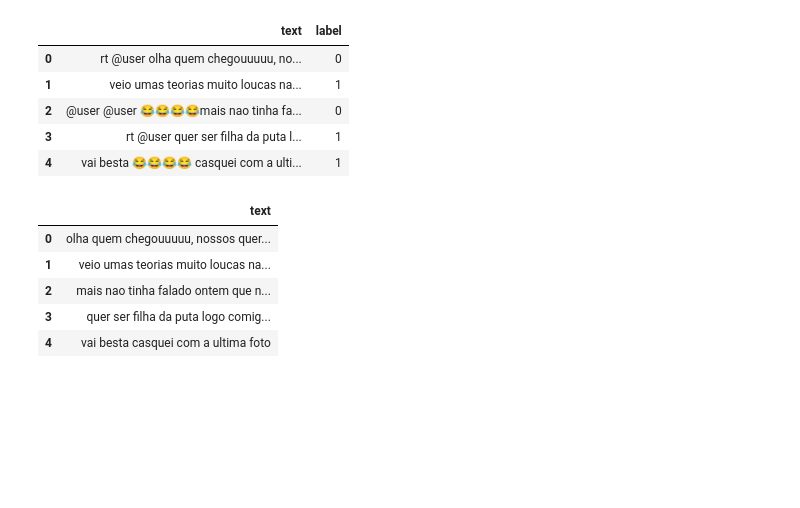
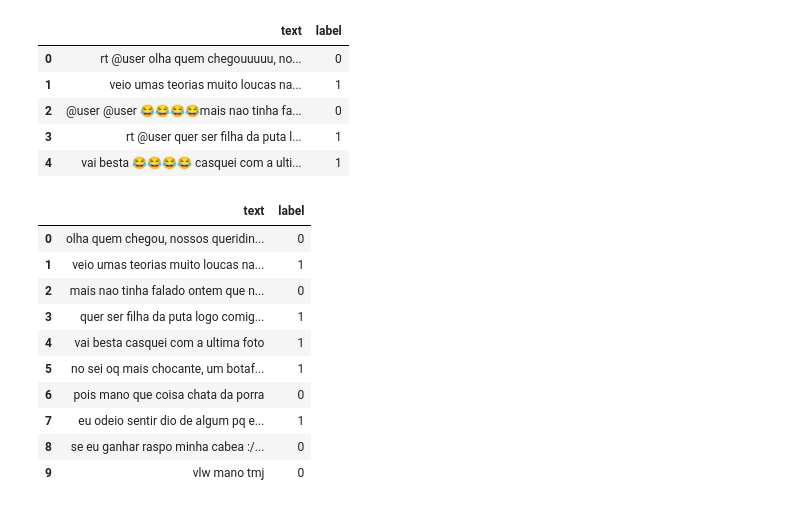
Before and after one commit to HugoLeda/ML-Olympiad-Toxic-Language-PTBR-Detection, a Jupyter notebook: Pre_processamento.ipynb, the cells around one changed output. Cells and saved outputs as stored; diff of their text form; code cells hidden in the pictures; blank space fills up the shorter version.

```diff
--- a/Pre_processamento.ipynb
+++ b/Pre_processamento.ipynb
@@ -48,11 +52,16 @@ df.head()
 | 3 | rt @user quer ser filha da puta l... | 1 |
 | 4 | vai besta 😂😂😂😂 casquei com a ulti... | 1 |
 # %%
+#clean tweets
+def remove_repeated_chars(text):
+ return re.sub(r"(.)\1{2,}", r"\1", text)
+
 def cleanText(text):
   text = text.encode('ascii', 'ignore').decode('ascii') #remove emojis
   text = re.sub(r'@\w+', '', text) # remove users mentions
   text = re.sub(r'htttps?//\S+', '', text) #remove links
   text = re.sub(r'\s+', ' ', text) #remove extra spaces
-  text = re.sub(r'\b(rt|user|https)\b', '', text, flags=re.IGNORECASE)
+  text = re.sub(r'\b(rt|user|https)\b', '', text, flags=re.IGNORECASE) #remove some words
+  text = remove_repeated_chars(text)
 
   return text.strip()
@@ -59,11 +82,16 @@ def cleanText(text):
 # %%
 df['text'] = df['text'].apply(cleanText)
 
-df[['text']].head()
+df.head(10)
 # %% [output]
-|  | text |
-| 0 | olha quem chegouuuuu, nossos quer... |
-| 1 | veio umas teorias muito loucas na... |
-| 2 | mais nao tinha falado ontem que n... |
-| 3 | quer ser filha da puta logo comig... |
-| 4 | vai besta casquei com a ultima foto |
+|  | text | label |
+| 0 | olha quem chegou, nossos queridin... | 0 |
+| 1 | veio umas teorias muito loucas na... | 1 |
+| 2 | mais nao tinha falado ontem que n... | 0 |
+| 3 | quer ser filha da puta logo comig... | 1 |
+| 4 | vai besta casquei com a ultima foto | 1 |
+| 5 | no sei oq mais chocante, um botaf... | 1 |
+| 6 | pois mano que coisa chata da porra | 0 |
+| 7 | eu odeio sentir dio de algum pq e... | 1 |
+| 8 | se eu ganhar raspo minha cabea :/... | 0 |
+| 9 | vlw mano tmj | 0 |
```
Also changed, not shown: parts of 10 cells of this notebook.
